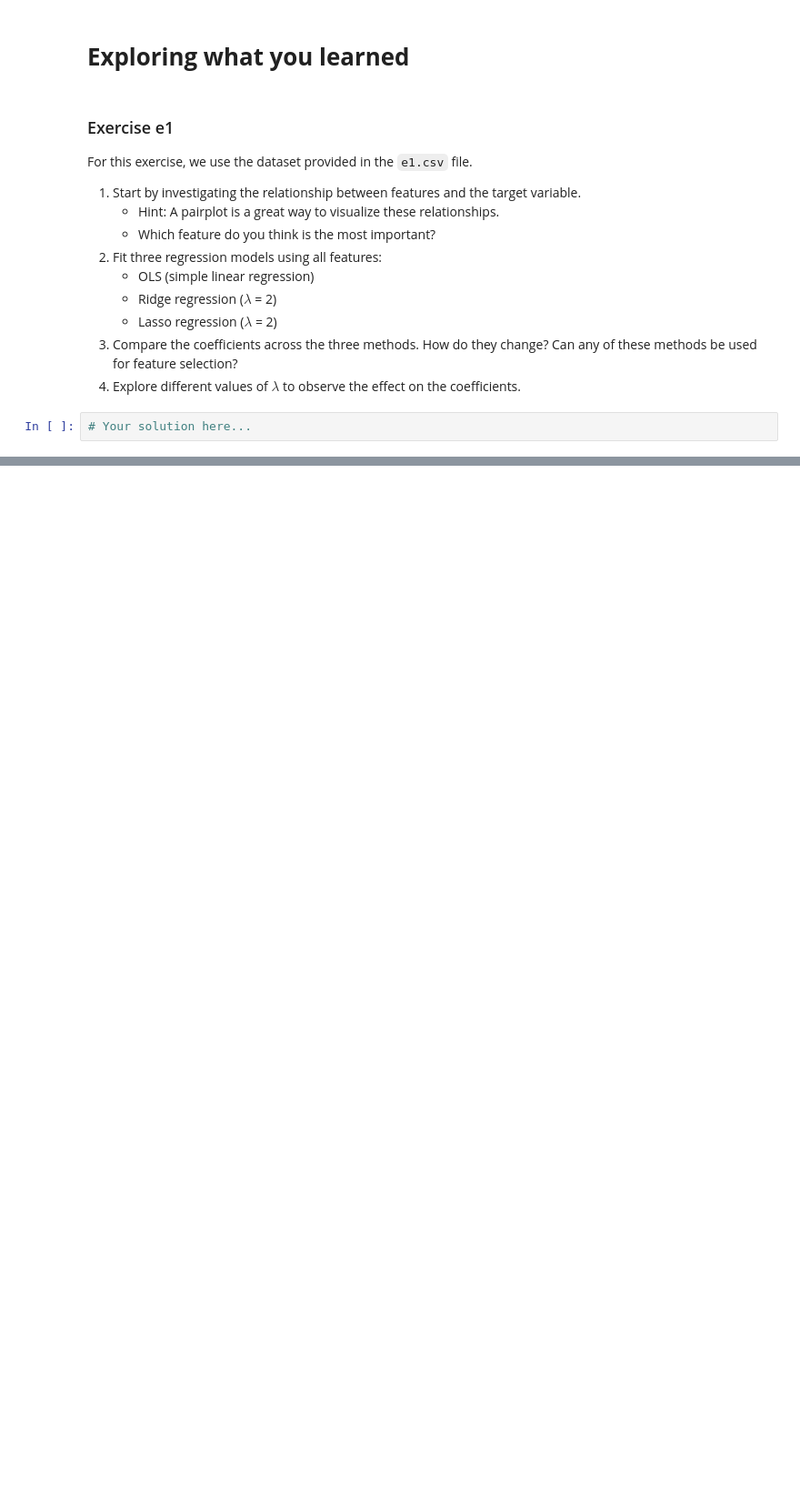
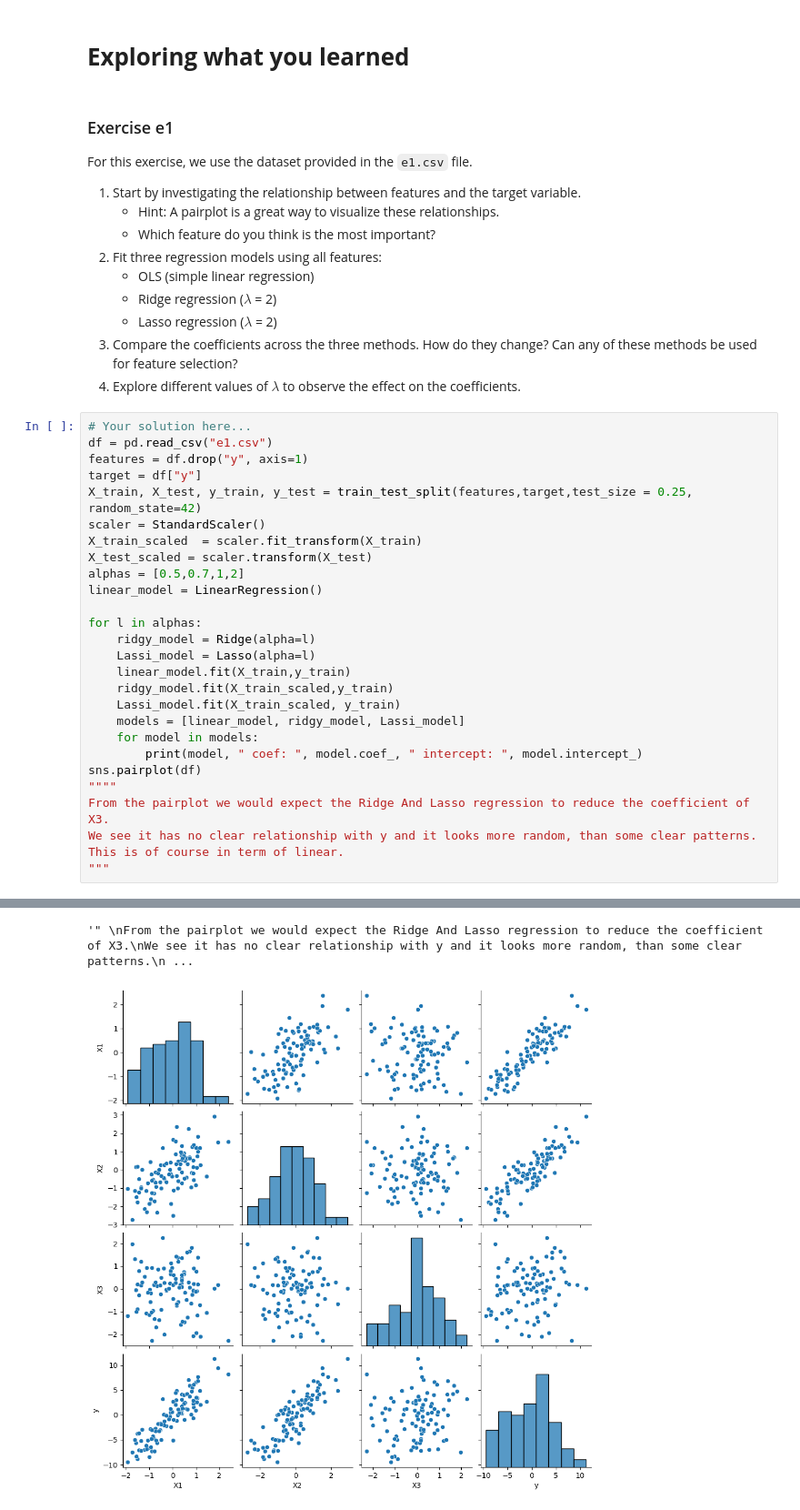
Before and after one commit to Simon-Simonsen/ML_Exercises, a Jupyter notebook: week3-cross-validation/Exercises_CrossValidation_Ex.ipynb, the cells around one changed output, grey strips where cells are left out. Shown: that part at 91% size. Cells and saved outputs as stored; diff of their text form; blank space fills up the shorter version.

```diff
--- a/week3-cross-validation/Exercises_CrossValidation_Ex.ipynb
+++ b/week3-cross-validation/Exercises_CrossValidation_Ex.ipynb
@@ -478,3 +680,29 @@ For this exercise, we use the dataset provided in the `e1.csv` file.
 4) Explore different values of $\lambda$ to observe the effect on the coefficients.
 # %%
 # Your solution here...
+df = pd.read_csv("e1.csv")
+features = df.drop("y", axis=1)
+target = df["y"]
+X_train, X_test, y_train, y_test = train_test_split(features,target,test_size = 0.25, random_state=42)
+scaler = StandardScaler()
+X_train_scaled  = scaler.fit_transform(X_train)
+X_test_scaled = scaler.transform(X_test)
+alphas = [0.5,0.7,1,2]
+linear_model = LinearRegression()
+
+for l in alphas:
+    ridgy_model = Ridge(alpha=l)
+    Lassi_model = Lasso(alpha=l)
+    linear_model.fit(X_train,y_train)
+    ridgy_model.fit(X_train_scaled,y_train)
+    Lassi_model.fit(X_train_scaled, y_train)
+    models = [linear_model, ridgy_model, Lassi_model]
+    for model in models:
+        print(model, " coef: ", model.coef_, " intercept: ", model.intercept_)
+sns.pairplot(df)
+""""
+From the pairplot we would expect the Ridge And Lasso regression to reduce the coefficient of X3.
+We see it has no clear relationship with y and it looks more random, than some clear patterns.
+This is of course in term of linear.
+"""
+# %% [output]
@@ -480,0 +721,2 @@ For this exercise, we use the dataset provided in the `e1.csv` file.
+'" \nFrom the pairplot we would expect the Ridge And Lasso regression to reduce the coefficient of X3.\nWe see it has no clear relationship with y and it looks more random, than some clear patterns.\n ...
+[figure, added]
```
Also changed, not shown: parts of 11 cells of this notebook, 2 other files.
